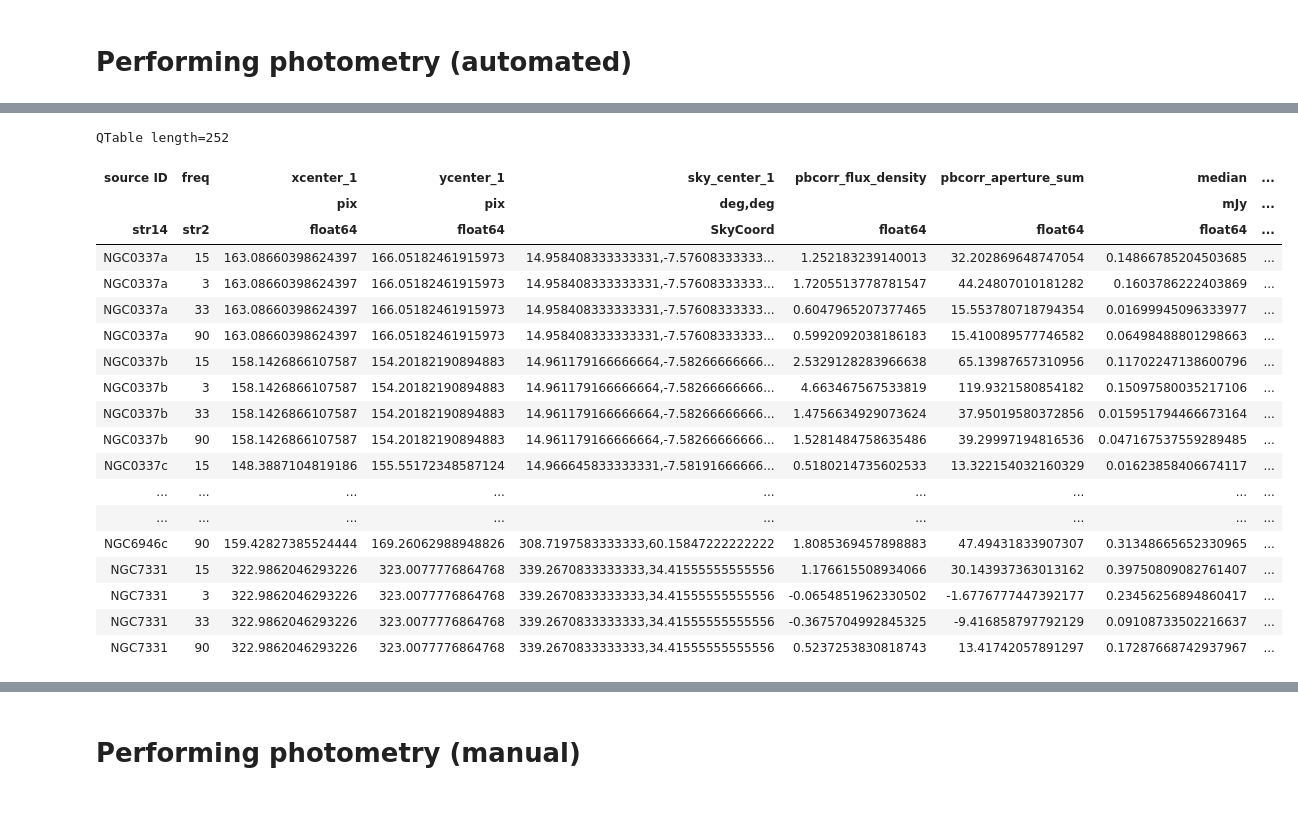
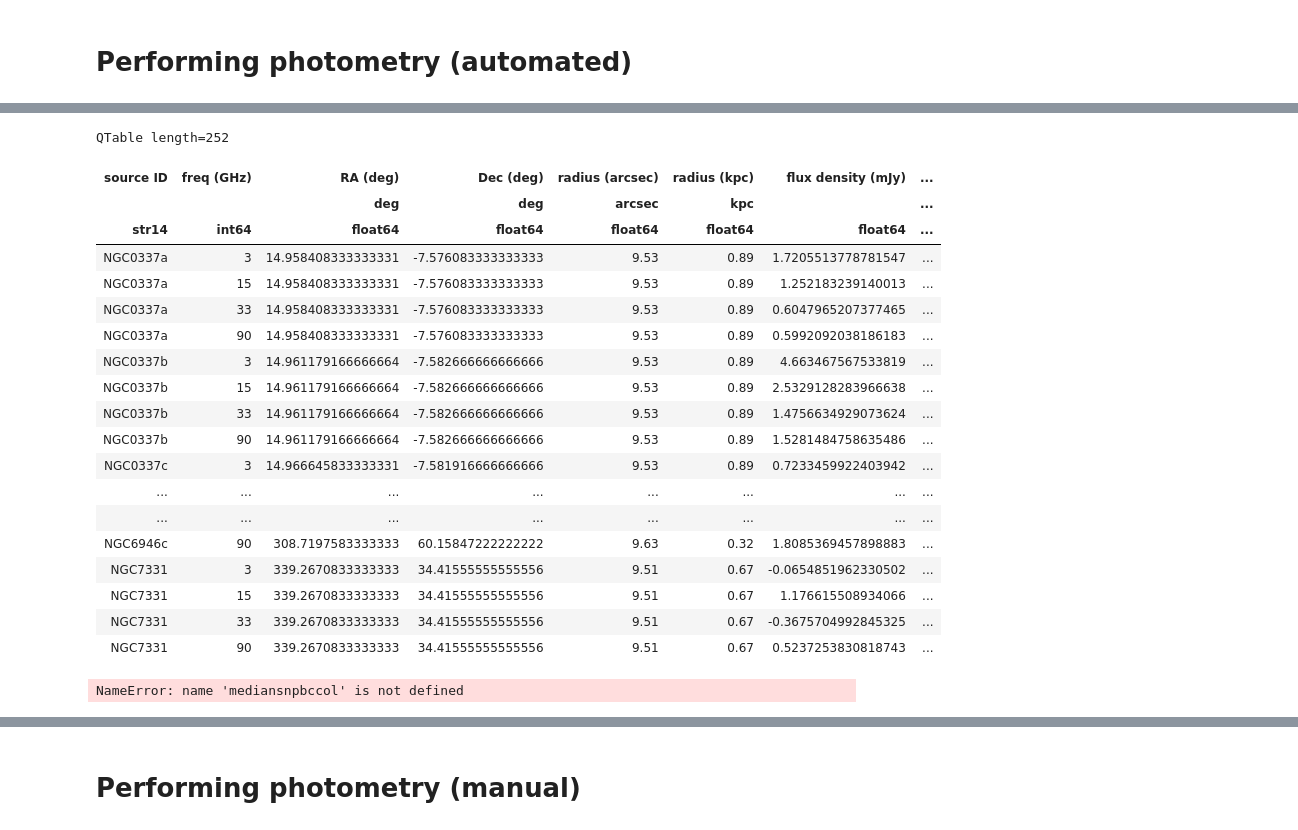
Before and after one commit to annadignan/nrao, a Jupyter notebook: photometry_recent.ipynb, the cells around one changed output, grey strips where cells are left out. Saved outputs shown, nothing was run; the diff lists cells and outputs as text; code cells hidden in the pictures.

```diff
--- a/photometry_recent.ipynb
+++ b/photometry_recent.ipynb
@@ -391,36 +355,48 @@ WARNING: FITSFixedWarning: 'cdfix' made the change 'Success'. [astropy.wcs.wcs]
 # %%
+from astropy.table import join
+
 # table_stacked.add_column(table_stacked_nonpbcorr['non pb corr scaled mad entire image'])
 # table_stacked.add_column(table_stacked_nonpbcorr[''])
-merged_table=join(table_stacked,table_stacked_nonpbcorr,keys=('source ID','freq'))
-merged_table.remove_columns(['xcenter_2','ycenter_2','sky_center_2'])
-merged_table
+merged_table=join(table_stacked,table_stacked_nonpbcorr,keys=('source ID','freq (GHz)'))
+merged_table.remove_columns(['xcenter_1','ycenter_1','sky_center_1','xcenter_2','ycenter_2','sky_center_2'])
 
 rationew=np.divide(merged_table['pbcorr_flux_density'],merged_table['nonpbcorr_flux_density'])
 newratiocol=Column(data=rationew,name='pbcorr/nonpbcorr')
 errorcol=Column(data=merged_table['scaled mad entire image']*np.sqrt(n)*merged_table['pbcorr_flux_density'],name='error')
 merged_table.add_columns([newratiocol,errorcol])
-merged_table
+merged_table.rename_column('pbcorr_flux_density', 'flux density (mJy)')
+merged_table.rename_column('nonpbcorr_flux_density', 'non PB corrected flux density (mJy)')
+merged_table.rename_column('non pb corr scaled mad entire image','non PB corrected MAD (mJy/beam)')
+
+new_order=['source ID','freq (GHz)','RA (deg)','Dec (deg)','radius (arcsec)','radius (kpc)',
+           'flux density (mJy)', 'non PB corrected flux density (mJy)', 'non PB corrected MAD (mJy/beam)',
+          'non PB corrected median (mJy)']
+merged_table[new_order]
 # %% [output]
 QTable length=252
-| source ID | freq | xcenter_1 | ycenter_1 | sky_center_1 | pbcorr_flux_density | pbcorr_aperture_sum | median | ... |
-|  |  | pix | pix | deg,deg |  |  | mJy | ... |
-| str14 | str2 | float64 | float64 | SkyCoord | float64 | float64 | float64 | ... |
-| NGC0337a | 15 | 163.08660398624397 | 166.05182461915973 | 14.958408333333331,-7.57608333333... | 1.252183239140013 | 32.202869648747054 | 0.14866785204503685 | ... |
-| NGC0337a | 3 | 163.08660398624397 | 166.05182461915973 | 14.958408333333331,-7.57608333333... | 1.7205513778781547 | 44.24807010181282 | 0.1603786222403869 | ... |
-| NGC0337a | 33 | 163.08660398624397 | 166.05182461915973 | 14.958408333333331,-7.57608333333... | 0.6047965207377465 | 15.553780718794354 | 0.01699945096333977 | ... |
-| NGC0337a | 90 | 163.08660398624397 | 166.05182461915973 | 14.958408333333331,-7.57608333333... | 0.5992092038186183 | 15.410089577746582 | 0.06498488801298663 | ... |
-| NGC0337b | 15 | 158.1426866107587 | 154.20182190894883 | 14.961179166666664,-7.58266666666... | 2.5329128283966638 | 65.13987657310956 | 0.11702247138600796 | ... |
-| NGC0337b | 3 | 158.1426866107587 | 154.20182190894883 | 14.961179166666664,-7.58266666666... | 4.663467567533819 | 119.9321580854182 | 0.15097580035217106 | ... |
-| NGC0337b | 33 | 158.1426866107587 | 154.20182190894883 | 14.961179166666664,-7.58266666666... | 1.4756634929073624 | 37.95019580372856 | 0.015951794466673164 | ... |
-| NGC0337b | 90 | 158.1426866107587 | 154.20182190894883 | 14.961179166666664,-7.58266666666... | 1.5281484758635486 | 39.29997194816536 | 0.047167537559289485 | ... |
-| NGC0337c | 15 | 148.3887104819186 | 155.55172348587124 | 14.966645833333331,-7.58191666666... | 0.5180214735602533 | 13.322154032160329 | 0.01623858406674117 | ... |
-| ... | ... | ... | ... | ... | ... | ... | ... | ... |
-| ... | ... | ... | ... | ... | ... | ... | ... | ... |
-| NGC6946c | 90 | 159.42827385524444 | 169.26062988948826 | 308.7197583333333,60.15847222222222 | 1.8085369457898883 | 47.49431833907307 | 0.31348665652330965 | ... |
-| NGC7331 | 15 | 322.9862046293226 | 323.0077776864768 | 339.2670833333333,34.41555555555556 | 1.176615508934066 | 30.143937363013162 | 0.39750809082761407 | ... |
-| NGC7331 | 3 | 322.9862046293226 | 323.0077776864768 | 339.2670833333333,34.41555555555556 | -0.0654851962330502 | -1.6776777447392177 | 0.23456256894860417 | ... |
-| NGC7331 | 33 | 322.9862046293226 | 323.0077776864768 | 339.2670833333333,34.41555555555556 | -0.3675704992845325 | -9.416858797792129 | 0.09108733502216637 | ... |
-| NGC7331 | 90 | 322.9862046293226 | 323.0077776864768 | 339.2670833333333,34.41555555555556 | 0.5237253830818743 | 13.41742057891297 | 0.17287668742937967 | ... |
+| source ID | freq (GHz) | RA (deg) | Dec (deg) | radius (arcsec) | radius (kpc) | flux density (mJy) | ... |
+|  |  | deg | deg | arcsec | kpc |  | ... |
+| str14 | int64 | float64 | float64 | float64 | float64 | float64 | ... |
+| NGC0337a | 3 | 14.958408333333331 | -7.576083333333333 | 9.53 | 0.89 | 1.7205513778781547 | ... |
+| NGC0337a | 15 | 14.958408333333331 | -7.576083333333333 | 9.53 | 0.89 | 1.252183239140013 | ... |
+| NGC0337a | 33 | 14.958408333333331 | -7.576083333333333 | 9.53 | 0.89 | 0.6047965207377465 | ... |
+| NGC0337a | 90 | 14.958408333333331 | -7.576083333333333 | 9.53 | 0.89 | 0.5992092038186183 | ... |
+| NGC0337b | 3 | 14.961179166666664 | -7.582666666666666 | 9.53 | 0.89 | 4.663467567533819 | ... |
+| NGC0337b | 15 | 14.961179166666664 | -7.582666666666666 | 9.53 | 0.89 | 2.5329128283966638 | ... |
+| NGC0337b | 33 | 14.961179166666664 | -7.582666666666666 | 9.53 | 0.89 | 1.4756634929073624 | ... |
+| NGC0337b | 90 | 14.961179166666664 | -7.582666666666666 | 9.53 | 0.89 | 1.5281484758635486 | ... |
+| NGC0337c | 3 | 14.966645833333331 | -7.581916666666666 | 9.53 | 0.89 | 0.7233459922403942 | ... |
+| ... | ... | ... | ... | ... | ... | ... | ... |
+| ... | ... | ... | ... | ... | ... | ... | ... |
+| NGC6946c | 90 | 308.7197583333333 | 60.15847222222222 | 9.63 | 0.32 | 1.8085369457898883 | ... |
+| NGC7331 | 3 | 339.2670833333333 | 34.41555555555556 | 9.51 | 0.67 | -0.0654851962330502 | ... |
+| NGC7331 | 15 | 339.2670833333333 | 34.41555555555556 | 9.51 | 0.67 | 1.176615508934066 | ... |
+| NGC7331 | 33 | 339.2670833333333 | 34.41555555555556 | 9.51 | 0.67 | -0.3675704992845325 | ... |
+| NGC7331 | 90 | 339.2670833333333 | 34.41555555555556 | 9.51 | 0.67 | 0.5237253830818743 | ... |
+# %%
+print(mediansnpbccol)
+# %% [output]
+NameError: name 'mediansnpbccol' is not defined
 # %%
 import matplotlib
 import matplotlib.pyplot as plt
```
Also changed, not shown: parts of 3 cells of this notebook.
